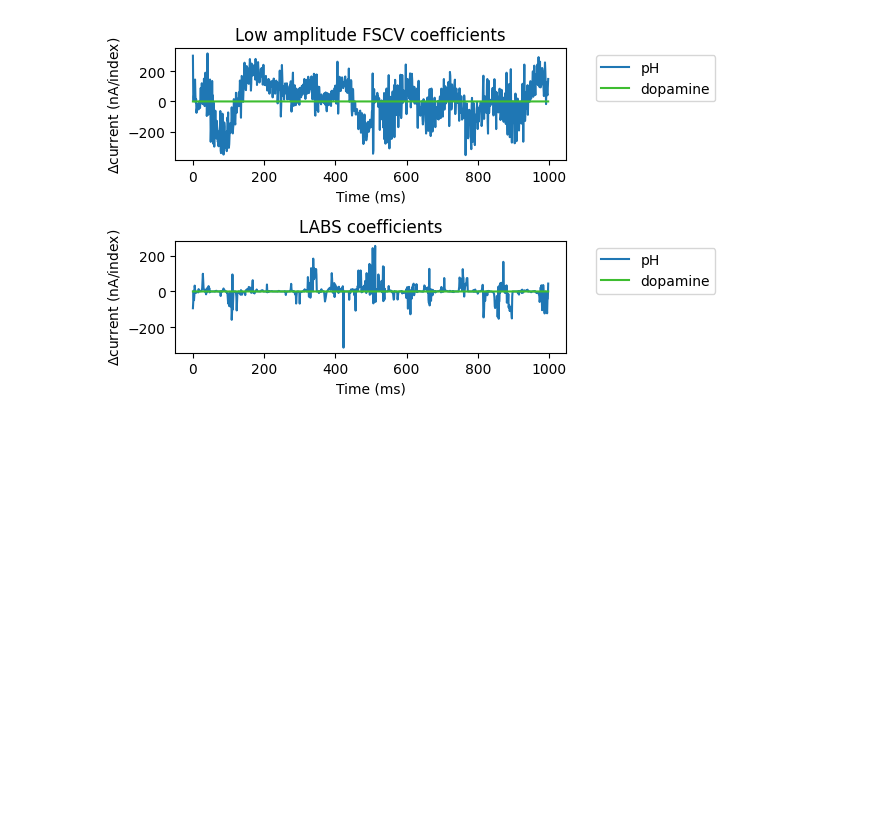
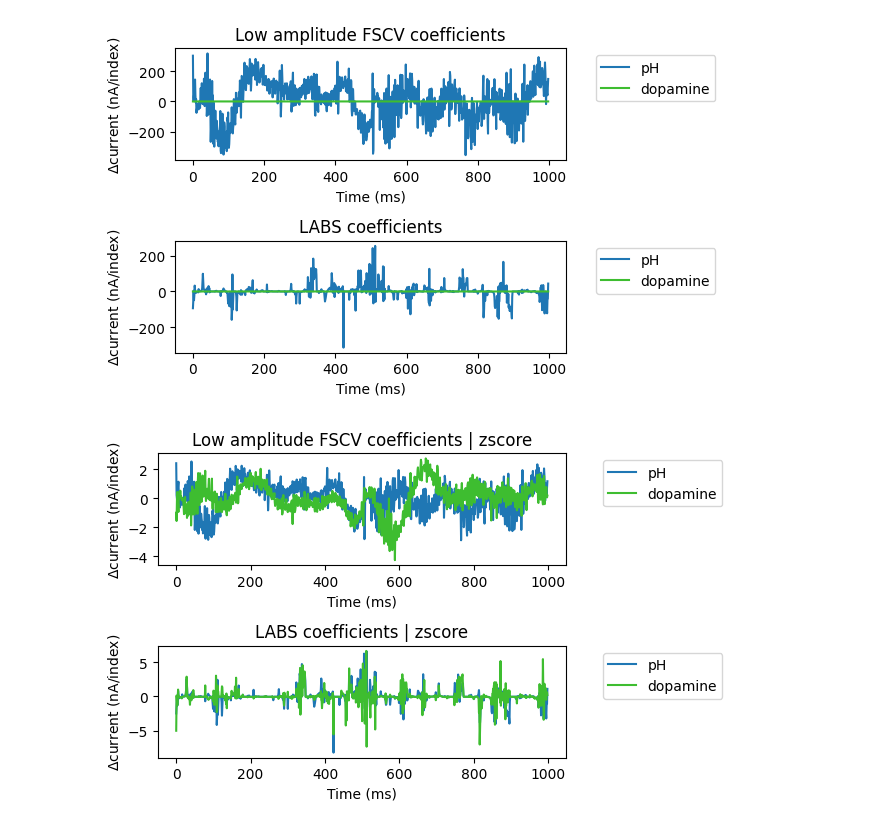
Before and after one commit to amnahEltahir/voltammetry, a Jupyter notebook: Burst_vs_Sweep/Comparing_linear_sweep_random_burst.ipynb, the cells around one changed output. Cells and saved outputs as stored; diff of their text form; code cells hidden in the pictures; blank space fills up the shorter version.

```diff
--- a/Burst_vs_Sweep/Comparing_linear_sweep_random_burst.ipynb
+++ b/Burst_vs_Sweep/Comparing_linear_sweep_random_burst.ipynb
@@ -148,24 +148,26 @@ plt.tight_layout()
 # %% [output]
 [figure]
 # %%
-from scipy import stats.zscore as zscore
+from scipy import stats as STATS
 fig,ax = plt.subplots(2,1,dpi=100,figsize=(7,4))
 
 for i in [0,2]:
-    ax[0].plot(np.squeeze(low_FSCV_betas[i])[1::],color=c_analyte[i])
-ax[0].set_title('Low amplitude FSCV coefficients')
+    ax[0].plot(STATS.zscore(np.squeeze(low_FSCV_betas[i])[1::]),color=c_analyte[i])
+ax[0].set_title('Low amplitude FSCV coefficients | zscore')
 ax[0].set_xlabel('Time (ms)')
 ax[0].set_ylabel(r'$\Delta$current (nA/index)')
 ax[0].legend({'dopamine','pH'},loc='upper right', bbox_to_anchor=(0.9, 0.5,0.5,0.5))
 
 for j in [0,2]:
-    ax[1].plot(np.squeeze(LABS_betas[j])[1::],color=c_analyte[j])
-ax[1].set_title('LABS coefficients')
+    ax[1].plot(STATS.zscore(np.squeeze(LABS_betas[j])[1::]),color=c_analyte[j])
+ax[1].set_title('LABS coefficients | zscore')
 ax[1].set_xlabel('Time (ms)')
 ax[1].set_ylabel(r'$\Delta$current (nA/index)')
 plt.legend({'dopamine','pH'},loc='upper right', bbox_to_anchor=(0.9, 0.5,0.5,0.5));
 
 plt.tight_layout()
+# %% [output]
+[figure, added]
 # %%
 ## Credits
 import sys, platform, time
```
Also changed, not shown: parts of 1 cell of this notebook, 6 other files.
